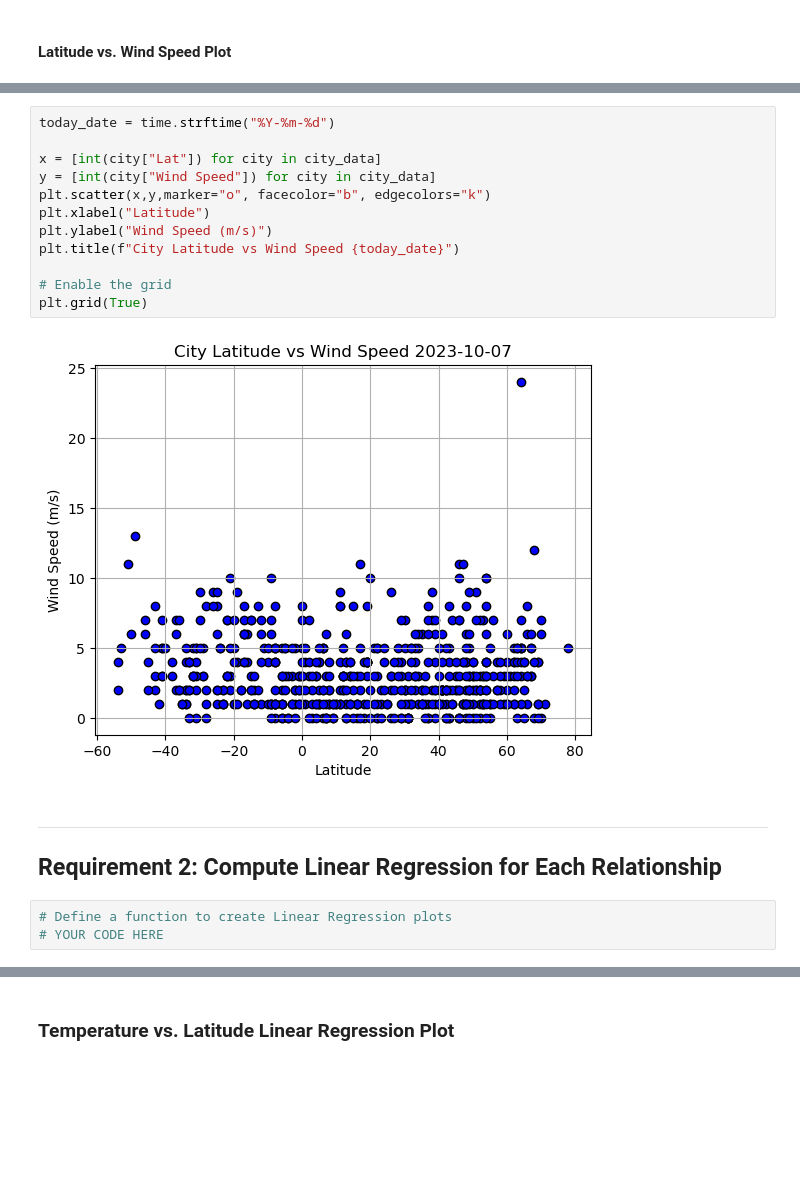
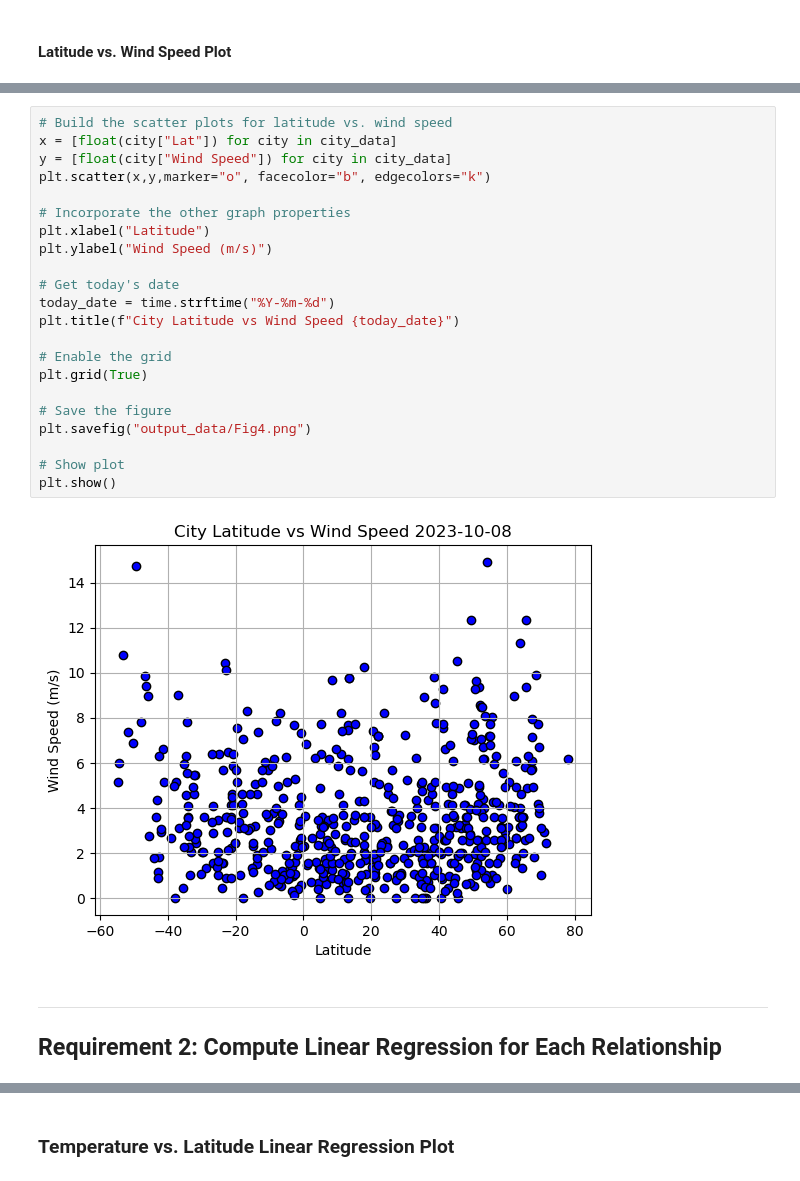
Before and after one commit to sentvivi/Equatorial_Weather_Analysis_and_Vacation_Planning, a Jupyter notebook: weather_vacation_Py/WeatherPy.ipynb, the cells around one changed output, grey strips where cells are left out. Saved outputs shown, nothing was run; the diff lists cells and outputs as text; blank space fills up the shorter version.

```diff
--- a/weather_vacation_Py/WeatherPy.ipynb
+++ b/weather_vacation_Py/WeatherPy.ipynb
@@ -301,22 +270,29 @@ plt.show()
 # %%
-today_date = time.strftime("%Y-%m-%d")
+# Build the scatter plots for latitude vs. wind speed
+x = [float(city["Lat"]) for city in city_data]
+y = [float(city["Wind Speed"]) for city in city_data]
+plt.scatter(x,y,marker="o", facecolor="b", edgecolors="k")
 
-x = [int(city["Lat"]) for city in city_data]
-y = [int(city["Wind Speed"]) for city in city_data]
-plt.scatter(x,y,marker="o", facecolor="b", edgecolors="k")
+# Incorporate the other graph properties
 plt.xlabel("Latitude")
 plt.ylabel("Wind Speed (m/s)")
+
+# Get today's date
+today_date = time.strftime("%Y-%m-%d")
 plt.title(f"City Latitude vs Wind Speed {today_date}")
 
 # Enable the grid
 plt.grid(True)
+
+# Save the figure
+plt.savefig("output_data/Fig4.png")
+
+# Show plot
+plt.show()
 # %% [output]
-[figure, old version]
+[figure, new version]
 # %% [markdown]
 ---
 
 ## Requirement 2: Compute Linear Regression for Each Relationship
-# %%
-# Define a function to create Linear Regression plots
-# YOUR CODE HERE
 # %%
```
Also changed, not shown: parts of 35 cells of this notebook, 5 other files.
